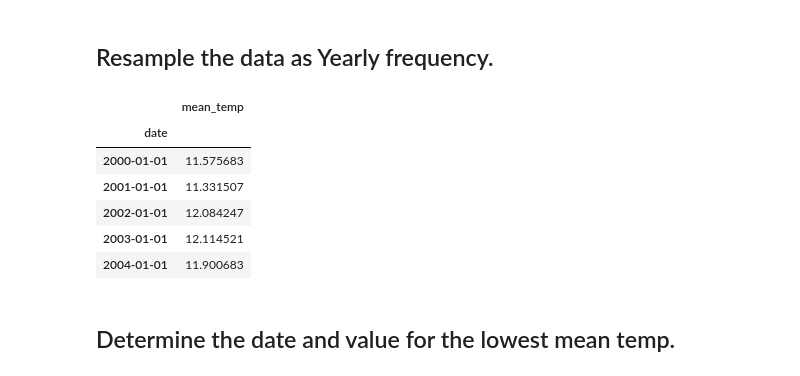
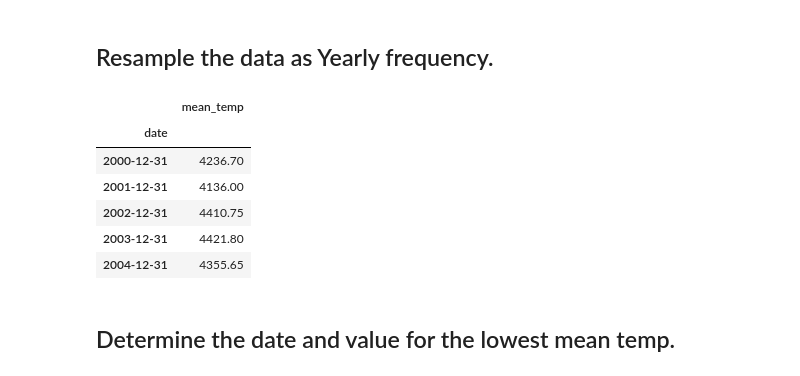
Before and after one commit to KDiBSilva/Resampling_Datetime_Data, a Jupyter notebook: Resampling_Datetime_Data.ipynb, the cells around one changed output. Cells and saved outputs as stored; diff of their text form; code cells hidden in the pictures.

Commit message:
Corrected Resample

```diff
--- a/Resampling_Datetime_Data.ipynb
+++ b/Resampling_Datetime_Data.ipynb
@@ -132,7 +132,7 @@ df.describe()
 df['precipitation'] = df['precipitation'].fillna(0)
 # %%
 # imputation for snow depth
-df['snow_depth'] = df['snow_depth'].fillna(method='bfill')
+df['snow_depth'] = df['snow_depth'].fillna(0)
 # %%
 # imputation for mean temp, using two values before and after
 df['mean_temp'] = df['mean_temp'].interpolate()
@@ -278,17 +278,17 @@ temp_df.head(2)
 ## Resample the data as Yearly frequency.
 # %%
 # Resample the data as Yearly frequency, for average
-ts_Y_res = temp_df.resample("AS").mean()
+ts_Y_res = temp_df.resample("A").sum()
 ts_Y_res.name = 'Resampled'
 ts_Y_res.head()
 # %% [output]
 |  | mean_temp |
 | date |  |
-| 2000-01-01 | 11.575683 |
-| 2001-01-01 | 11.331507 |
-| 2002-01-01 | 12.084247 |
-| 2003-01-01 | 12.114521 |
-| 2004-01-01 | 11.900683 |
+| 2000-12-31 | 4236.70 |
+| 2001-12-31 | 4136.00 |
+| 2002-12-31 | 4410.75 |
+| 2003-12-31 | 4421.80 |
+| 2004-12-31 | 4355.65 |
 # %% [markdown]
 ## Determine the date and value for the lowest mean temp.
 # %%
```
Also changed, not shown: parts of 5 cells of this notebook.
